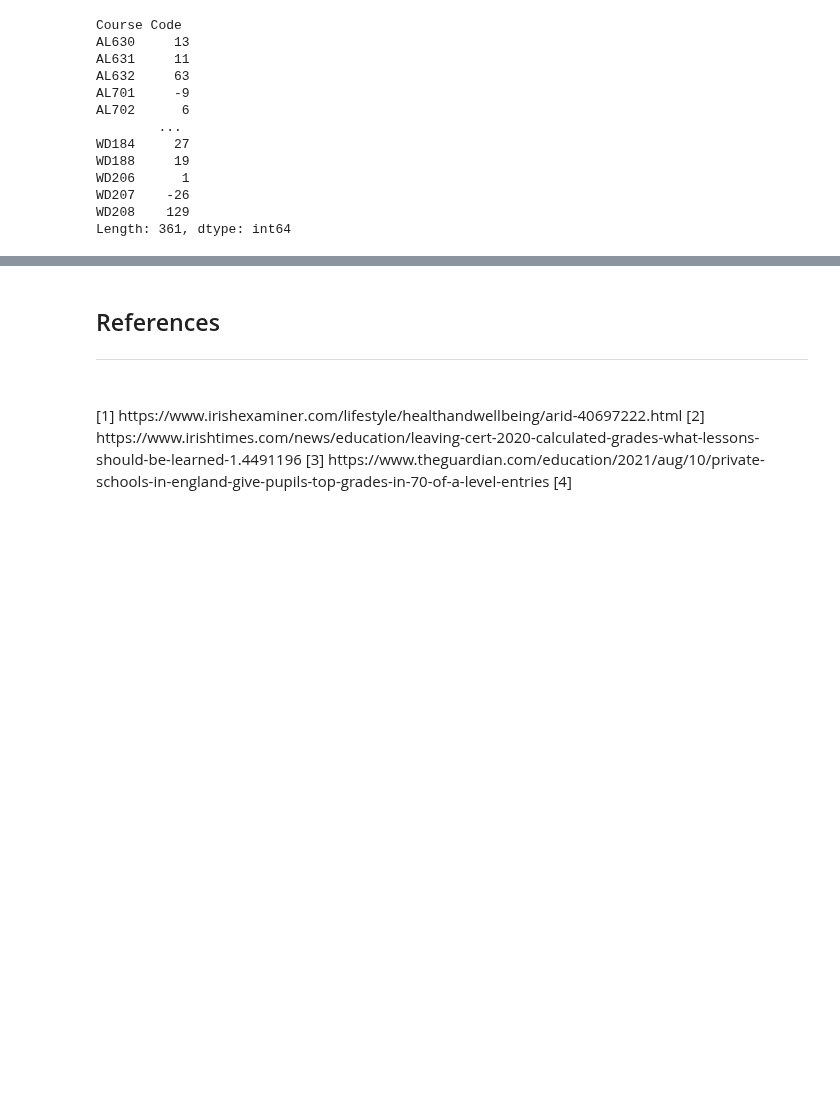
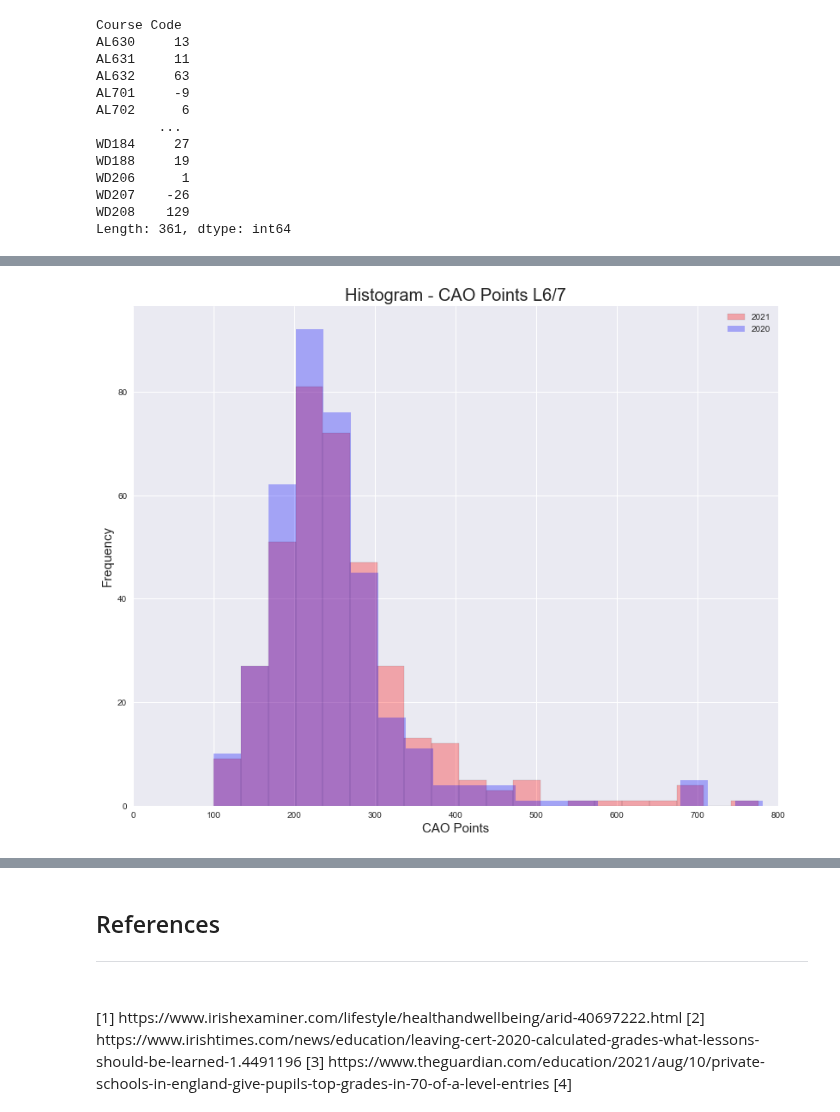
Before and after one commit to G00398275/FODA2021, a Jupyter notebook: cao.ipynb, the cells around one changed output, grey strips where cells are left out. Cells and saved outputs as stored; diff of their text form; code cells hidden in the pictures; blank space fills up the shorter version.

```diff
--- a/cao.ipynb
+++ b/cao.ipynb
@@ -2777,0 +2817,20 @@ Length: 361, dtype: int64
+# %%
+# Setting the columns as individual dataframes
+R1_Points_2021 = allcourses_l7_6['R1 Points_2021']
+R1_Points_2020 = allcourses_l7_6['R1 Points_2020']
+# %%
+# Plotting
+plt.style.use('seaborn')
+plt.rcParams["figure.figsize"] = (12,10)
+plt.hist(R1_Points_2021, bins=20, alpha=0.3,
+         color = 'red', edgecolor = 'black', label = '2021')
+plt.hist(R1_Points_2020, bins=20, alpha=0.3,
+         color = 'blue', label = '2020')
+plt.xlabel('CAO Points', size=15)
+plt.ylabel('Frequency', size = 15)
+plt.xlim([0, 800])
+plt.title ('Histogram - CAO Points L6/7', size=20)
+plt.legend()
+plt.show()
+# %% [output]
+[figure, added]
```
Also changed, not shown: parts of 91 cells of this notebook, 19 other files.
